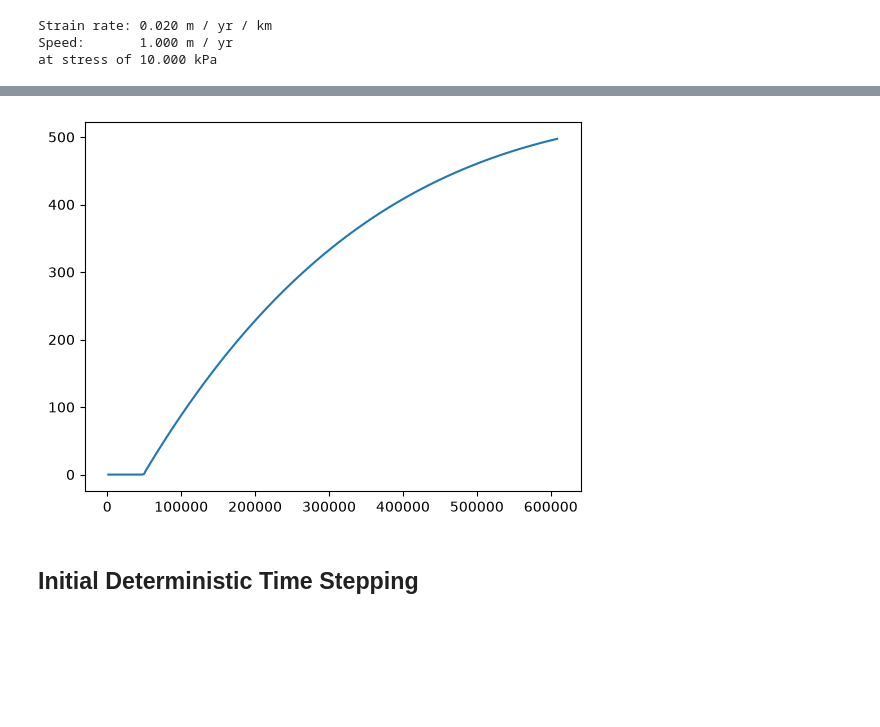
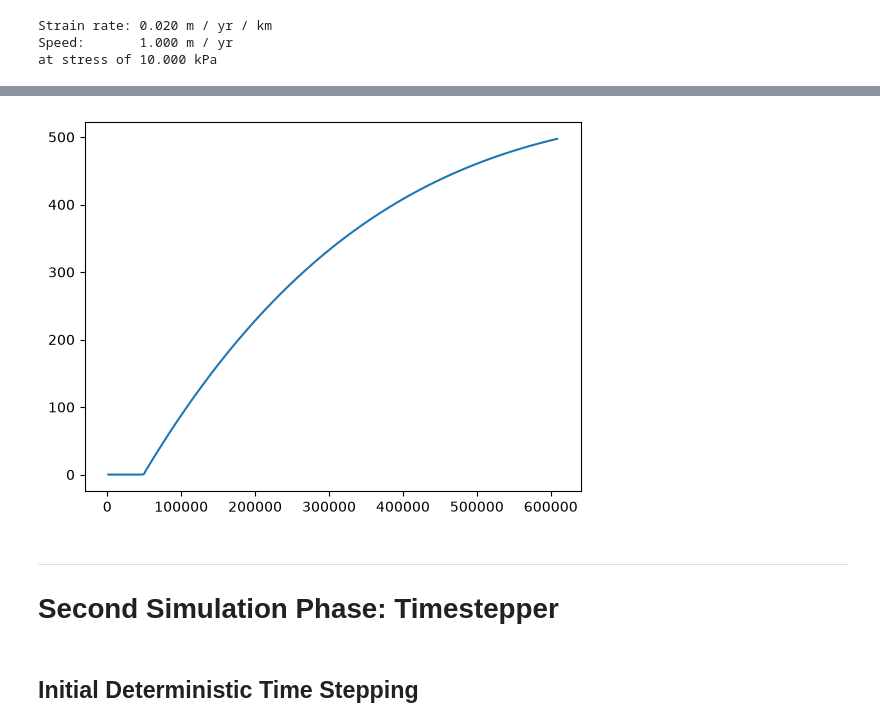
Before and after one commit to AdaKuhtz/1d_calving_experiment, a Jupyter notebook: mismipp_dual_1d_classes_version.ipynb, the cells around one changed output, grey strips where cells are left out. Drawn from its saved outputs; the diff is of its cells as text; code cells hidden in the pictures; blank space fills up the shorter version.

```diff
--- a/mismipp_dual_1d_classes_version.ipynb
+++ b/mismipp_dual_1d_classes_version.ipynb
@@ -563,8 +599,0 @@ u, M, τ = z.subfunctions
-# %%
-# i think this is supposed to be a plot of the speed of the glacier in m/yr
-# why does it look different in the later plot and if i run it again later on?
-# we get a different velocity from the solver later on so this is sort of like the initial velocity distribution
-fig, axes = plt.subplots()
-fd.plot(fd.Function(S).interpolate(u[0]), axes=axes);
-# %% [output]
-[figure, removed]
@@ -581,20 +599,0 @@ w.sub(3).assign(h);
-# %%
-inflow_bc = fd.DirichletBC(W.sub(0), u_0, inflow_ids)
-bcs = [inflow_bc]
-
-u, M, τ, h = fd.split(w)
-v, N, σ, η = fd.TestFunctions(W)
-
-s = lag(max_value(b + h, (1 - ρ_I / ρ_W) * h))
-fields = {
-    "velocity": u,
-    "thickness": h,
-    "surface": s,
-    "membrane_stress": M,
-    "basal_stress": τ,
-}
-
-h_min = Constant(1e-3)
-regularized = {"thickness": max_value(h_min, h)}
-
-H = Constant(500.0)
@@ -639,0 +600,16 @@ Fp = F_momentum_regularized + F_mass
+# %%
+zfields = initialize_spaces(spaces)
+# %%
+def plot_initialized_spaces(spaces, zfields):
+    u, _, _ = zfields.z.subfunctions
+    _, axes = plt.subplots()
+    fd.plot(fd.Function(spaces.S).interpolate(u[0]), axes=axes)
+    plt.show()
+
+plot_initialized_spaces(spaces, zfields)
+# %% [output]
+[figure, added]
+# %% [markdown]
+---
+
+# Second Simulation Phase: Timestepper
```
Also changed, not shown: parts of 50 cells of this notebook.
